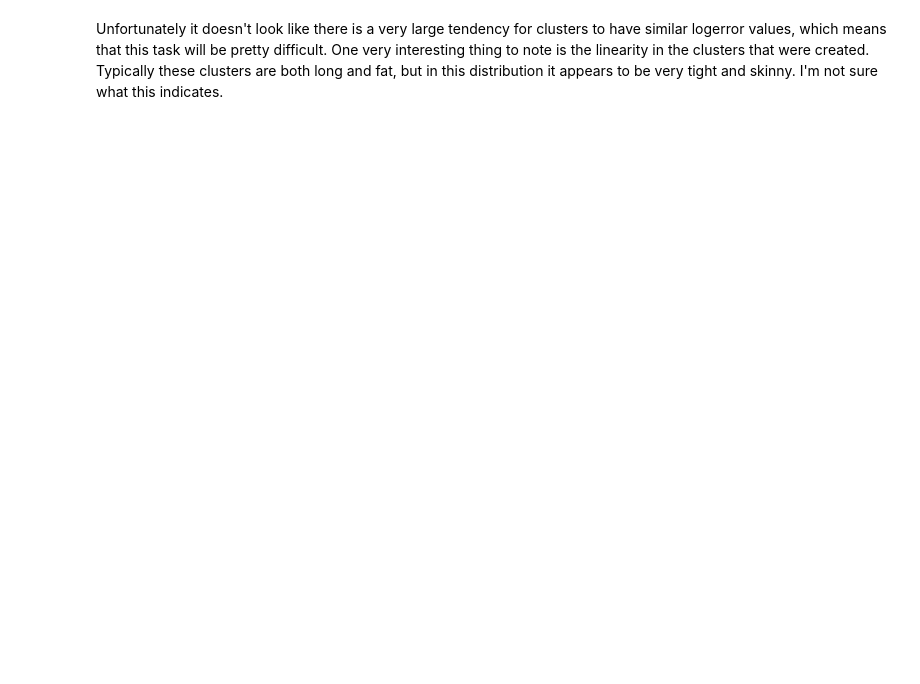
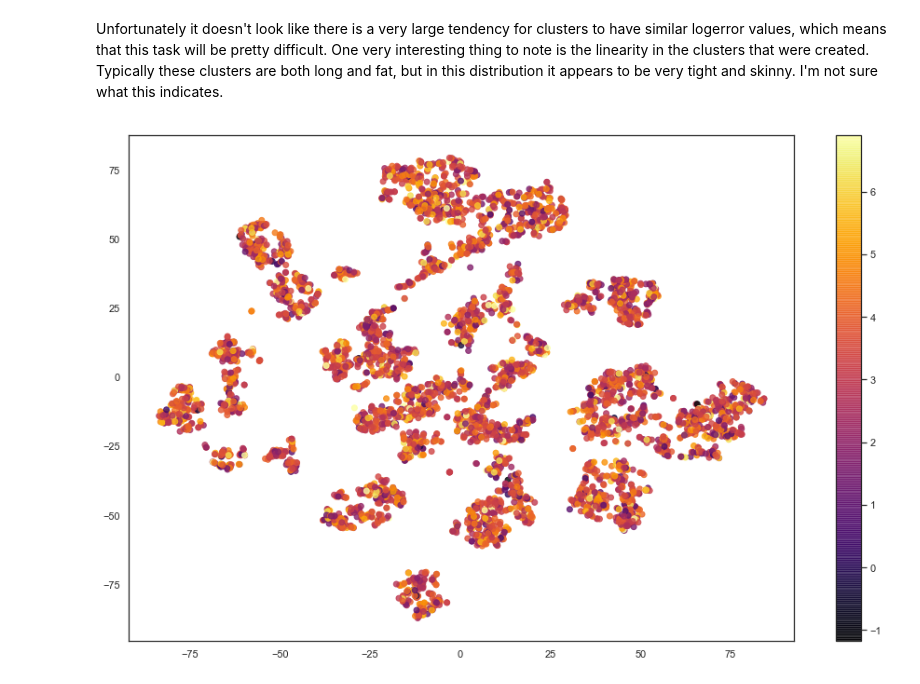
Before and after one commit to AustinDoolittle/W207-Final-Project, a Jupyter notebook: combined_eda.ipynb, the cells around one changed output. Drawn from its saved outputs; the diff is of its cells as text; code cells hidden in the pictures; blank space fills up the shorter version.

```diff
--- a/combined_eda.ipynb
+++ b/combined_eda.ipynb
@@ -784,2 +790,13 @@ cbar = plt.colorbar()
 # %% [markdown]
 Unfortunately it doesn't look like there is a very large tendency for clusters to have similar logerror values, which means that this task will be pretty difficult. One very interesting thing to note is the linearity in the clusters that were created. Typically these clusters are both long and fat, but in this distribution it appears to be very tight and skinny. I'm not sure what this indicates.
+# %%
+# AB  - crazy thought - what if we take the log(logerror) to better visualize?
+#mask = np.abs(tsne_train_df['logerror']) < 0.1
+tsne_train_df_sub = tsne_train_df #[mask]
+tsne_results_sub = tsne_results #[mask]
+
+plt.figure(figsize=(16,10))
+plt.scatter(tsne_results_sub[:,0], tsne_results_sub[:,1], alpha = .8, c = -np.log(np.abs(tsne_train_df_sub['logerror'])), cmap = 'inferno')
+cbar = plt.colorbar()
+# %% [output]
+[figure, added]
```
Also changed, not shown: parts of 10 cells of this notebook.
